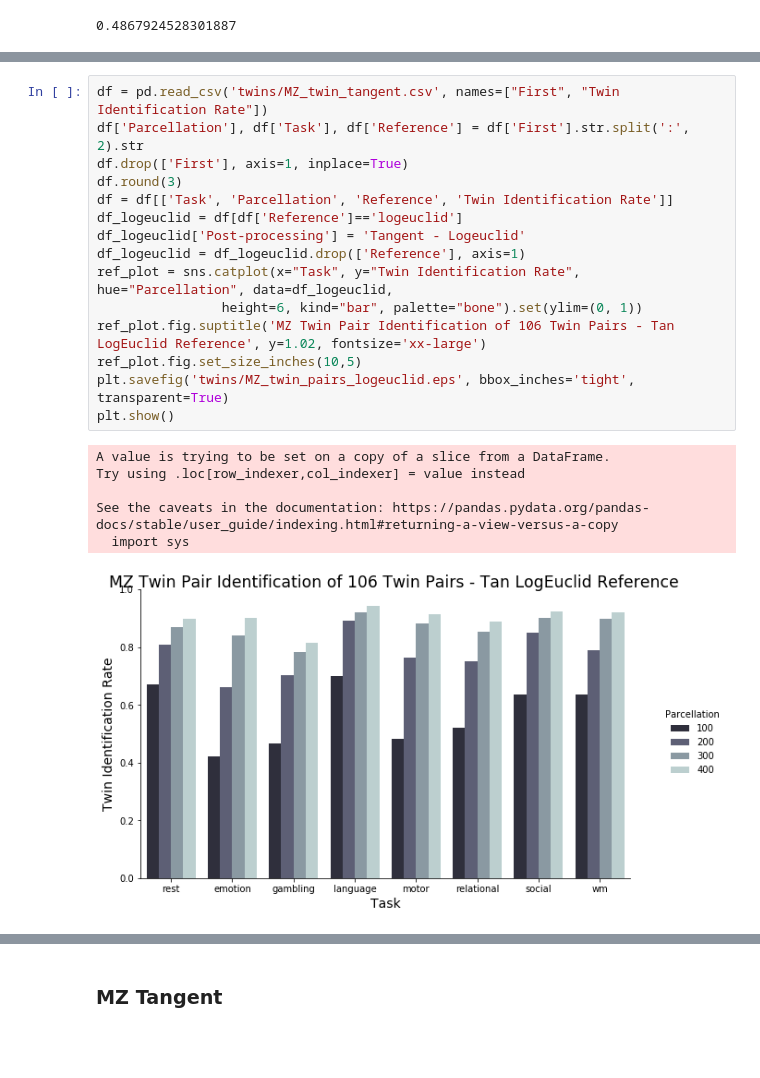
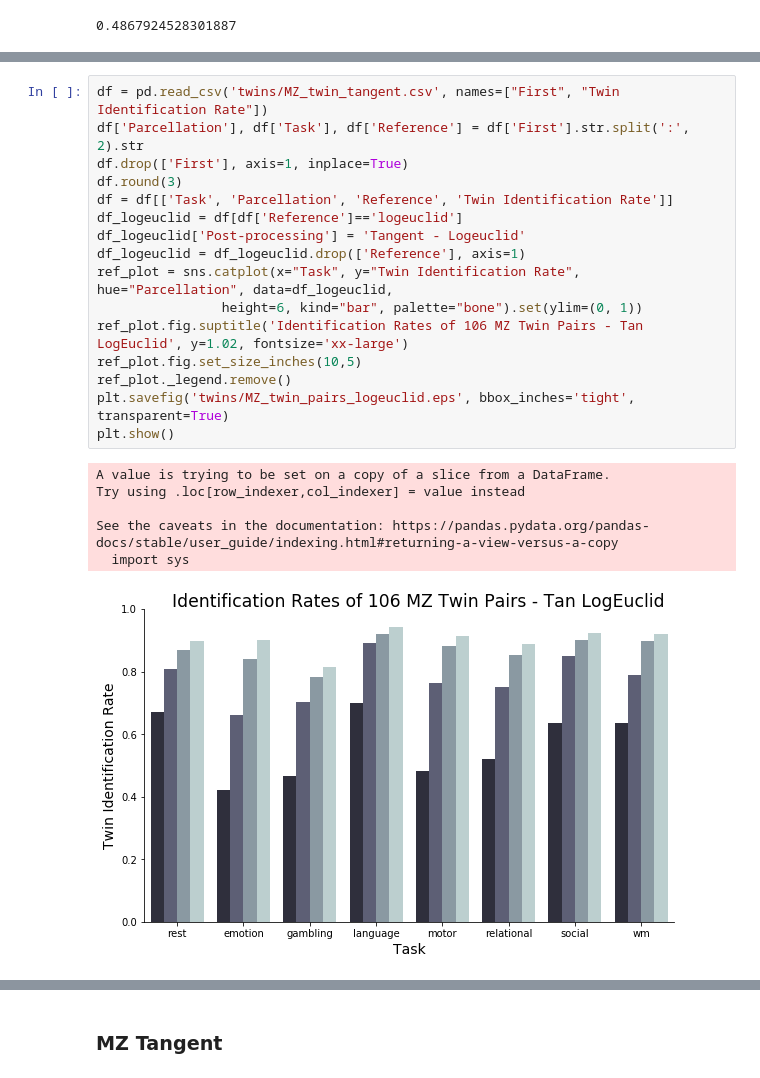
Before and after one commit to mwang29/fmri_learning, a Jupyter notebook: results/Data Visualizations.ipynb, the cells around one changed output, grey strips where cells are left out. Cells and saved outputs as stored; diff of their text form; blank space fills up the shorter version.

Commit message:
subject comparison figures

```diff
--- a/results/Data Visualizations.ipynb
+++ b/results/Data Visualizations.ipynb
@@ -485,25 +517,26 @@ plt.show()
 # %%
 df = pd.read_csv('twins/MZ_twin_tangent.csv', names=["First", "Twin Identification Rate"])
 df['Parcellation'], df['Task'], df['Reference'] = df['First'].str.split(':', 2).str
 df.drop(['First'], axis=1, inplace=True)
 df.round(3)
 df = df[['Task', 'Parcellation', 'Reference', 'Twin Identification Rate']]
 df_logeuclid = df[df['Reference']=='logeuclid']
 df_logeuclid['Post-processing'] = 'Tangent - Logeuclid'
 df_logeuclid = df_logeuclid.drop(['Reference'], axis=1)
 ref_plot = sns.catplot(x="Task", y="Twin Identification Rate", hue="Parcellation", data=df_logeuclid,
                 height=6, kind="bar", palette="bone").set(ylim=(0, 1))
-ref_plot.fig.suptitle('MZ Twin Pair Identification of 106 Twin Pairs - Tan LogEuclid Reference', y=1.02, fontsize='xx-large')
+ref_plot.fig.suptitle('Identification Rates of 106 MZ Twin Pairs - Tan LogEuclid', y=1.02, fontsize='xx-large')
 ref_plot.fig.set_size_inches(10,5)
+ref_plot._legend.remove()
 plt.savefig('twins/MZ_twin_pairs_logeuclid.eps', bbox_inches='tight', transparent=True)
 plt.show()
 # %% [output]
 A value is trying to be set on a copy of a slice from a DataFrame.
 Try using .loc[row_indexer,col_indexer] = value instead
 
 See the caveats in the documentation: https://pandas.pydata.org/pandas-docs/stable/user_guide/indexing.html#returning-a-view-versus-a-copy
   import sys
-[figure, old version]
+[figure, new version]
 # %%
 df = pd.read_csv('twins/MZ_twin_tangent.csv', names=["First", "Twin Identification Rate"])
 df['Parcellation'], df['Task'], df['Reference'] = df['First'].str.split(':', 2).str
```
Also changed, not shown: parts of 31 cells of this notebook, 45 other files.
